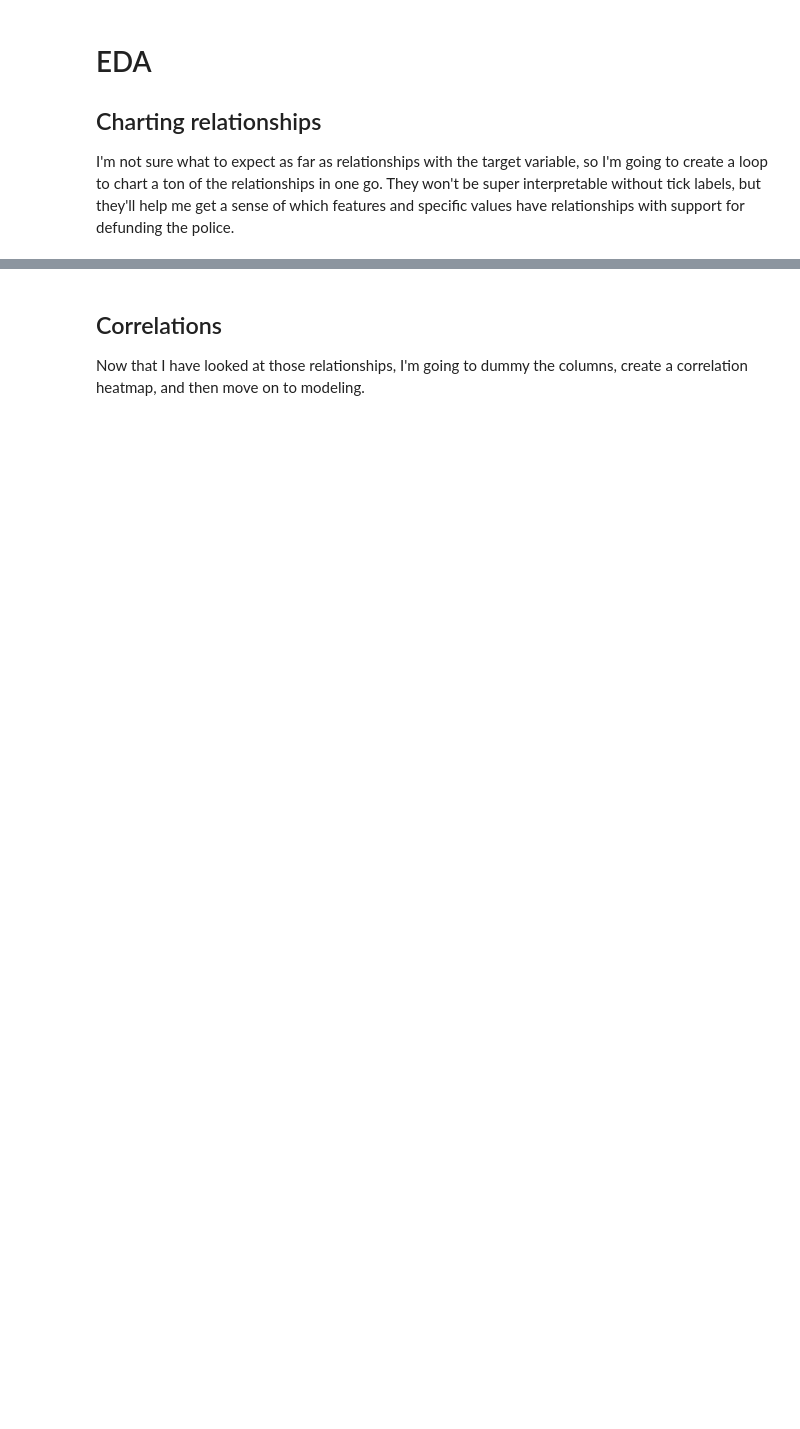
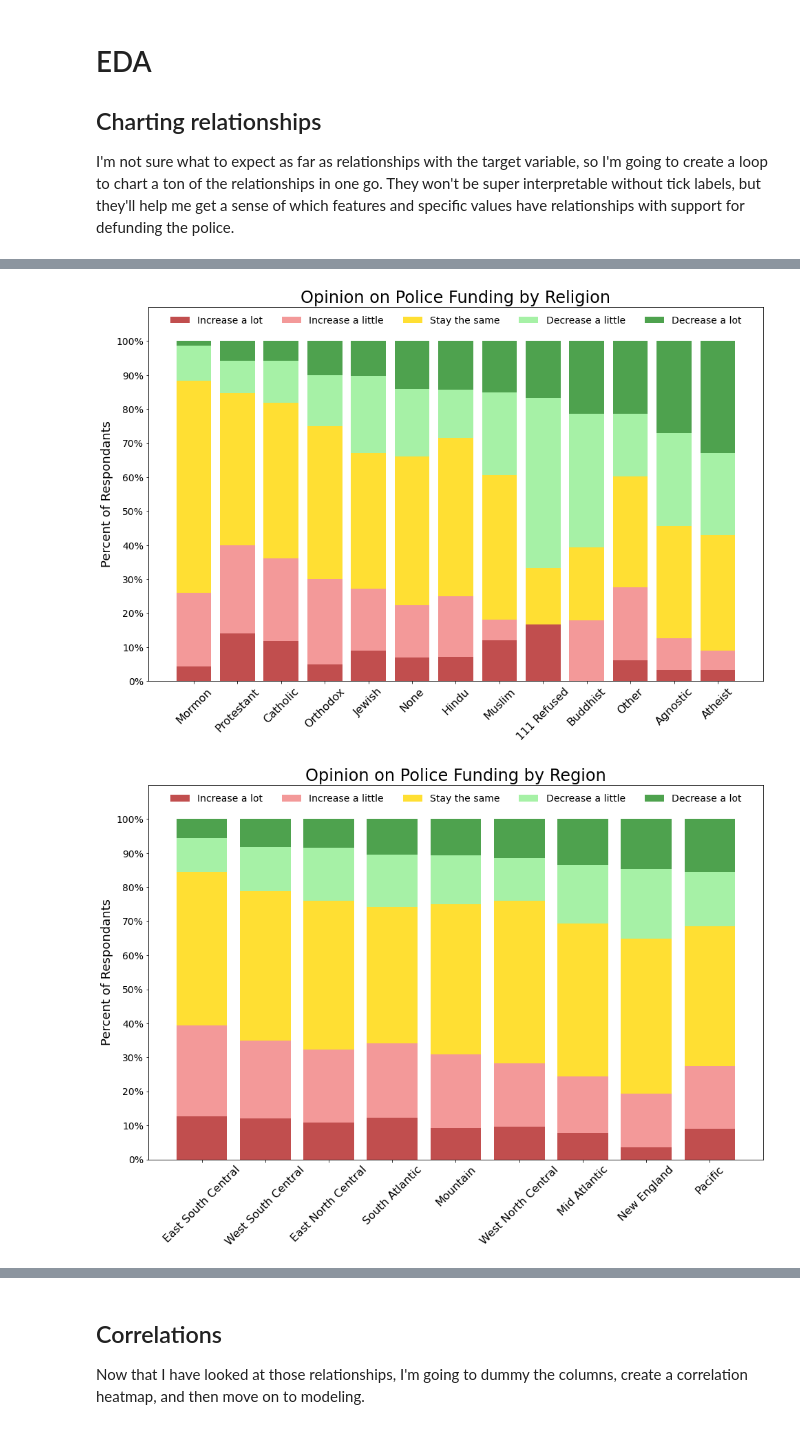
Before and after one commit to elliotlrichardson/GA_capstone, a Jupyter notebook: code/1a_pew_cleaning.ipynb, the cells around one changed output, grey strips where cells are left out. Cells and saved outputs as stored; diff of their text form; code cells hidden in the pictures; blank space fills up the shorter version.

```diff
--- a/code/1a_pew_cleaning.ipynb
+++ b/code/1a_pew_cleaning.ipynb
@@ -250,20 +272,3 @@ df.head()
 ## Charting relationships
 
 I'm not sure what to expect as far as relationships with the target variable, so I'm going to create a loop to chart a ton of the relationships in one go. They won't be super interpretable without tick labels, but they'll help me get a sense of which features and specific values have relationships with support for defunding the police.
-# %%
-bar_chart_cols = ['region', 'age_group','race','religion','political_party','voter_status',
-                  'education_level', 'income_bracket','internet_access']
-bar_chart_names = ['Region', 'Age Group' ,'Race', 'Religion', 'Political Party', 'Voter Registration Status',
-                   'Education Level', 'Income Bracket', 'Internet Access']
-
-for col, name in zip(bar_chart_cols, bar_chart_names):
-    plt.figure(figsize = (18, 8))
-    means = df.groupby(col).mean()['defund_support']
-    groups = df.groupby(col).mean()['defund_support'].index
-    plot_df = pd.DataFrame(means, groups)
-    plot_df.sort_values('defund_support', inplace=True)
-
-    plt.bar(plot_df.index,plot_df['defund_support'])
-    plt.title('Support for Defunding the Police by '+name, fontsize = 24, pad = 10)
-    plt.xlabel(name, fontsize = 20, labelpad = 10)
-    plt.ylabel('Average Support (0-1 scale)', fontsize = 20, labelpad = 10)
@@ -279,0 +275,60 @@ for col, name in zip(bar_chart_cols, bar_chart_names):
+# %%
+def grouped_chart(cat):
+    cols = eda.columns[eda.columns.str.startswith(cat)]
+    if len(cols) > 1:
+
+        grouped = eda.groupby('defund_support').sum()[cols]
+        for col in cols:
+            grouped[col] = grouped[col] / eda[col].sum()
+
+        grouped = grouped.T.sort_values(5)
+        ticks = [' '.join([word.capitalize() for word in col[len(cat)+1:].split('_')]) for col in list(grouped.index)]
+
+    else:
+        col = cols[0]
+        ticks = list(eda[col].unique())
+        grouped = pd.DataFrame(index = range(1,6))
+
+        for val in ticks:
+            grouped[val] = [0,0,0,0,0]
+            total = eda[eda[col] == val].shape[0]
+            for i in range(1,6):
+                count = eda[eda[col]==val].groupby('defund_support').count().mean(axis=1)[i]
+
+                grouped.loc[i,val] = count
+
+            grouped[val] = grouped[val] / total
+        grouped = grouped.T.sort_values(5)
+
+
+    fields = grouped.columns
+    labels = ['Increase a lot', 'Increase a little', 'Stay the same','Decrease a little', 'Decrease a lot']
+    colors = ['firebrick','lightcoral','gold','lightgreen','forestgreen']
+
+
+    plt.figure(figsize = (16,10))
+    bottom = len(grouped) * [0]
+
+    for i, name in enumerate(fields):
+        plt.bar(grouped.index, grouped[name], bottom = bottom, color = colors[i], alpha = 0.8)
+        bottom = bottom + grouped[name]
+
+    title = ' '.join([word.capitalize() for word in cat.split('_')])
+
+
+    plt.title('Opinion on Police Funding by '+title,fontsize = 24)
+    plt.legend(labels, ncol=len(fields),loc='upper center',frameon=False,fontsize = 14)
+    plt.ylabel('Percent of Respondants',fontsize = 18)
+    plt.ylim(bottom = 0, top = 1.1)
+    plt.yticks(np.arange(0,1.1,0.1), [str(i)+'%' for i in range(0,101,10)],fontsize = 14)
+    plt.xticks(grouped.index,labels = ticks, fontsize = 16, rotation = 45)
+    plt.show()
+
+
+groups = ['religion','region','race','marital_status', 'voter_status','political_party','age_group','is_female']
+
+for group in groups:
+    grouped_chart(group)
+# %% [output]
+[figure, added]
+[figure, added]
```
Also changed, not shown: parts of 14 cells of this notebook, 4 other files.
